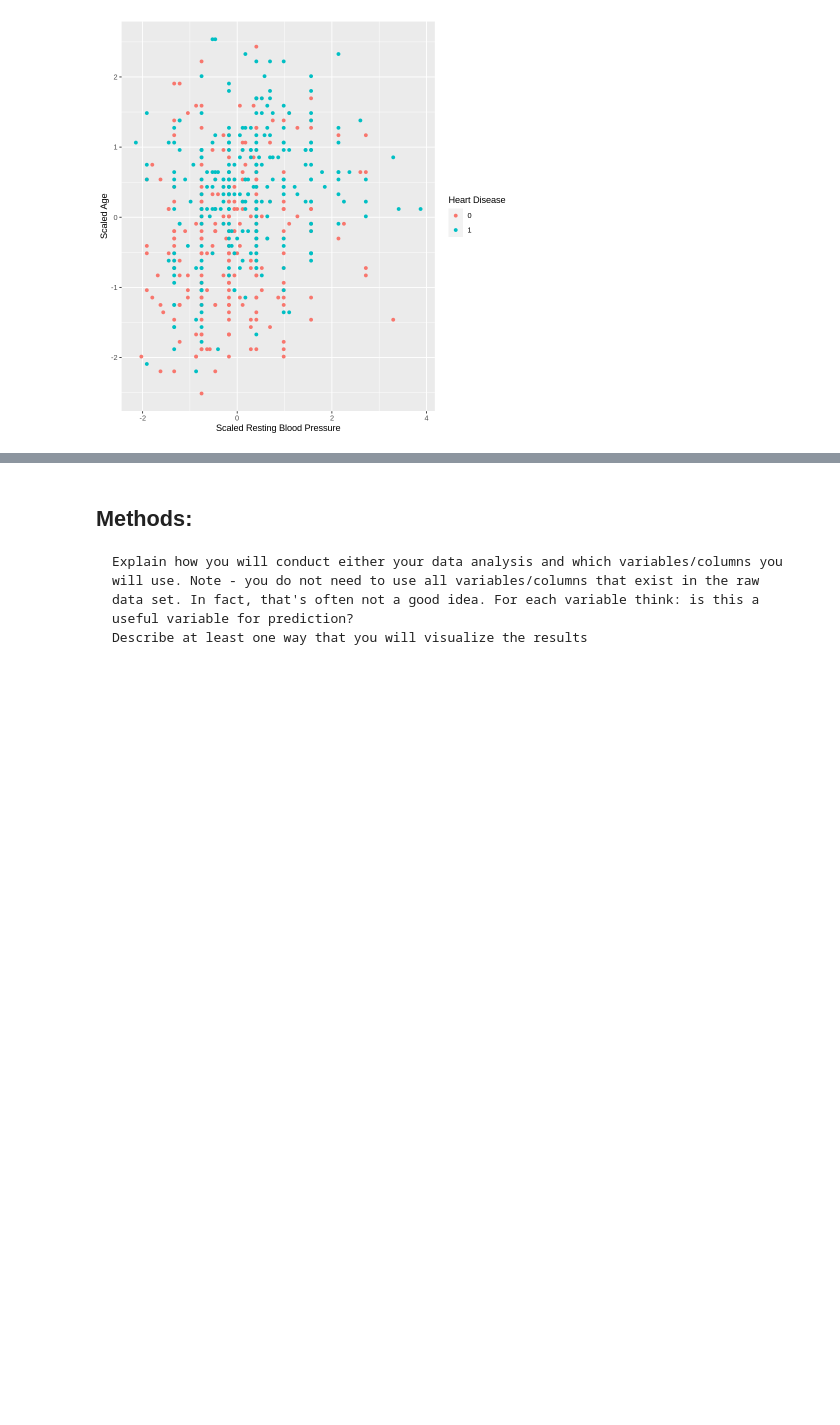
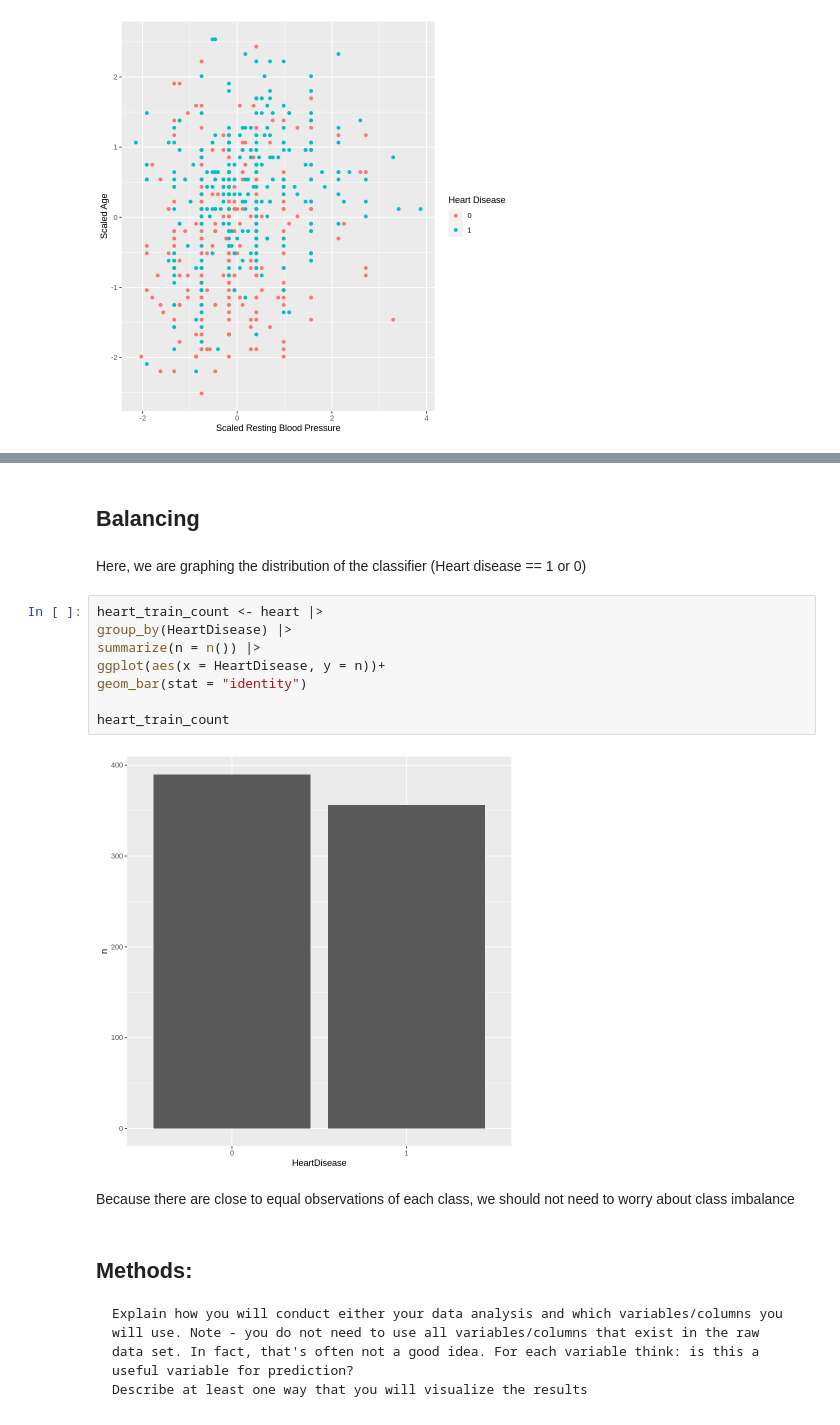
Before and after one commit to josephsoo/dsci_100_group_12, a Jupyter notebook: proposal-group-12.ipynb, the cells around one changed output, grey strips where cells are left out. Cells and saved outputs as stored; diff of their text form; blank space fills up the shorter version.

```diff
--- a/proposal-group-12.ipynb
+++ b/proposal-group-12.ipynb
@@ -155,3 +188,19 @@ resting_bp_age_plot
+# %% [markdown]
+## Balancing
+# %% [markdown]
+Here, we are graphing the distribution of the classifier (Heart disease == 1 or 0)
+# %%
+heart_train_count <- heart |>
+group_by(HeartDisease) |>
+summarize(n = n()) |>
+ggplot(aes(x = HeartDisease, y = n))+
+geom_bar(stat = "identity")
+
+heart_train_count
+# %% [output]
+[figure, added]
+# %% [markdown]
+Because there are close to equal observations of each class, we should not need to worry about class imbalance
 # %% [markdown]
 ## Methods:
 
```
Also changed, not shown: parts of 8 cells of this notebook.
